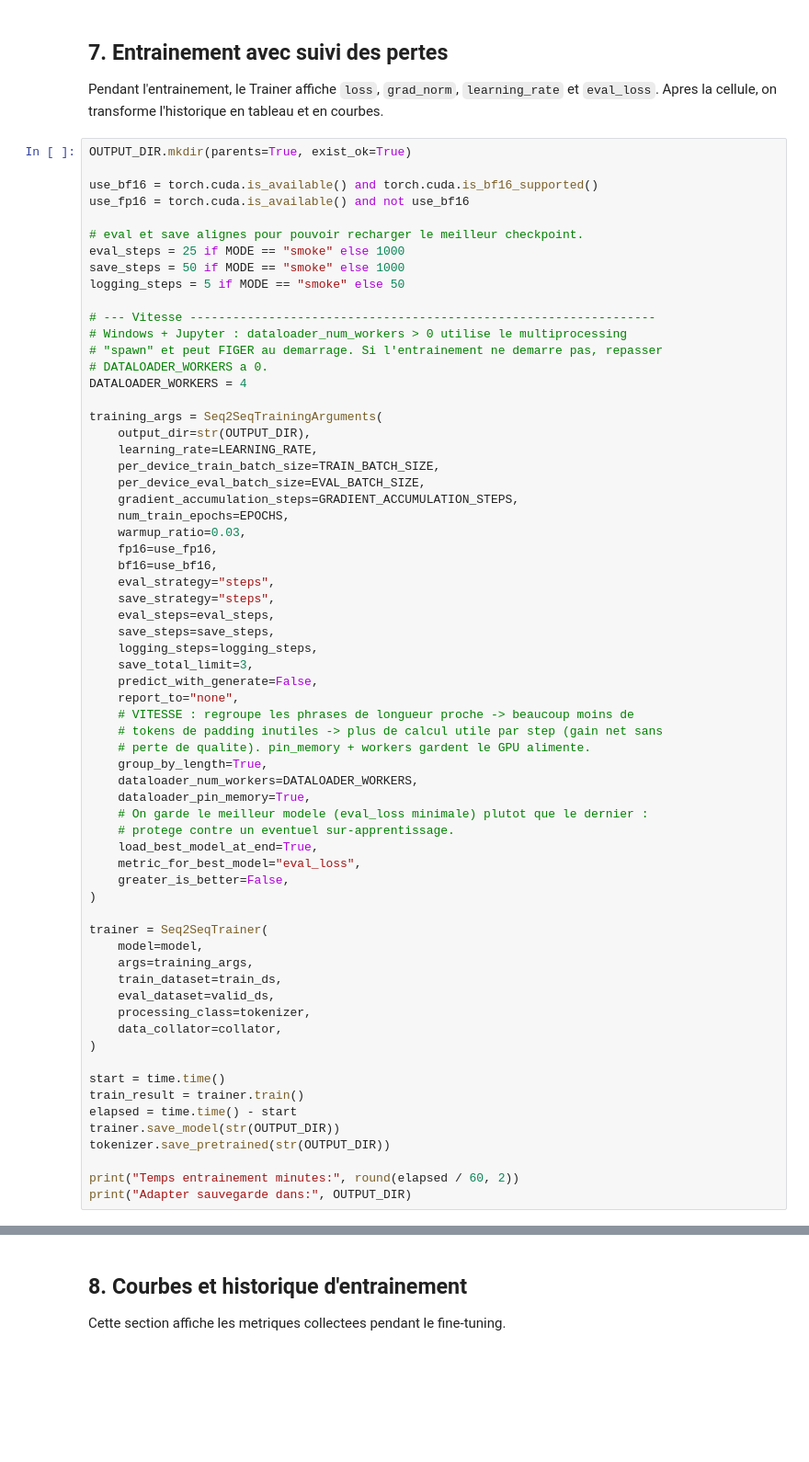
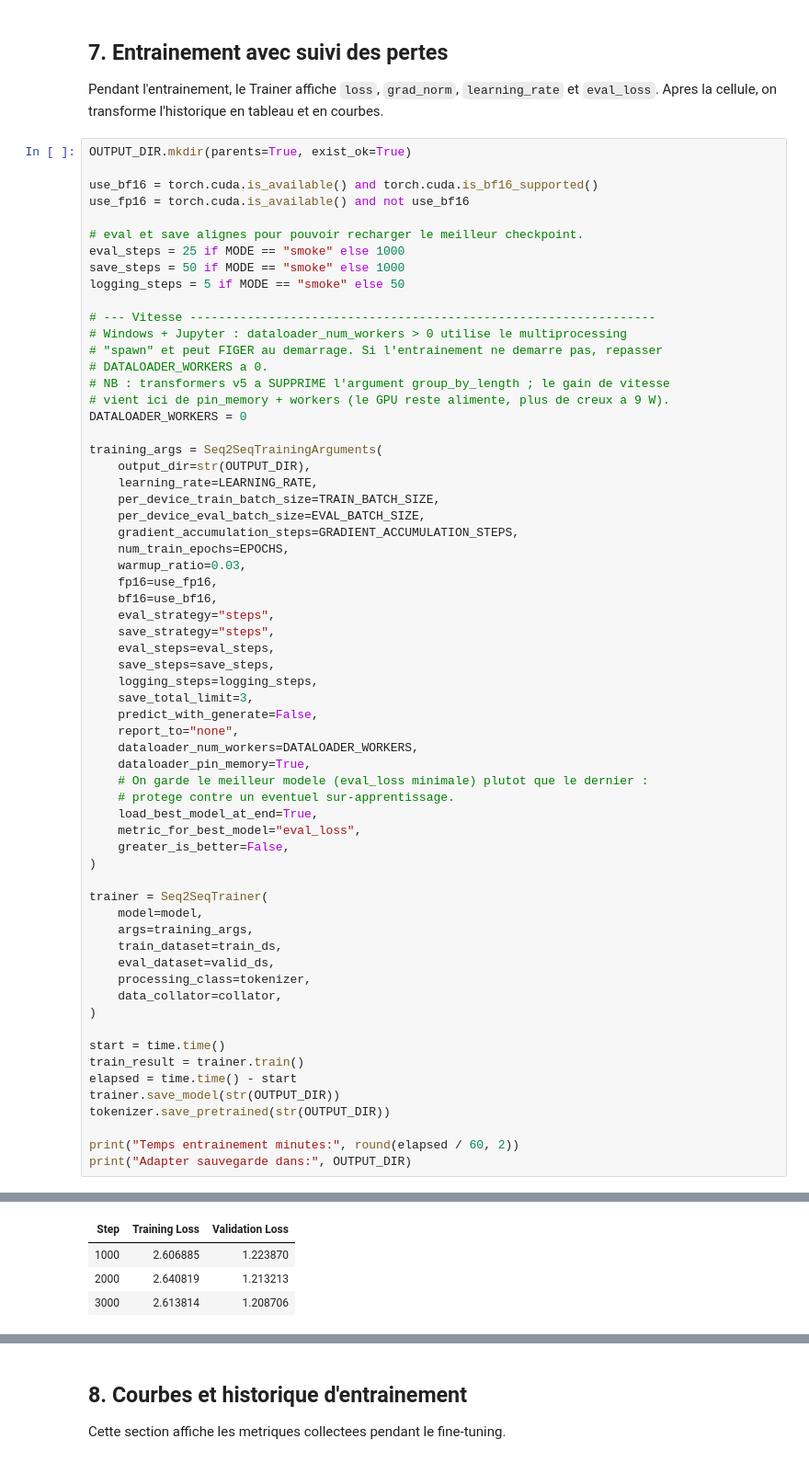
Before and after one commit to richkombate/miagbe_traduction_eng_fr_ewe-, a Jupyter notebook: notebooks/01_pipeline_nllb_lora.ipynb, the cells around one changed output, grey strips where cells are left out. Shown at 92% size. Drawn from its saved outputs; the diff is of its cells as text; blank space fills up the shorter version.

Commit message:
[UPDATED] correcting the dataset -- redoing the training

```diff
--- a/notebooks/01_pipeline_nllb_lora.ipynb
+++ b/notebooks/01_pipeline_nllb_lora.ipynb
@@ -359,7 +368,9 @@ logging_steps = 5 if MODE == "smoke" else 50
 # Windows + Jupyter : dataloader_num_workers > 0 utilise le multiprocessing
 # "spawn" et peut FIGER au demarrage. Si l'entrainement ne demarre pas, repasser
 # DATALOADER_WORKERS a 0.
-DATALOADER_WORKERS = 4
+# NB : transformers v5 a SUPPRIME l'argument group_by_length ; le gain de vitesse
+# vient ici de pin_memory + workers (le GPU reste alimente, plus de creux a 9 W).
+DATALOADER_WORKERS = 0
 
 training_args = Seq2SeqTrainingArguments(
     output_dir=str(OUTPUT_DIR),
@@ -379,10 +390,6 @@ training_args = Seq2SeqTrainingArguments(
     save_total_limit=3,
     predict_with_generate=False,
     report_to="none",
-    # VITESSE : regroupe les phrases de longueur proche -> beaucoup moins de
-    # tokens de padding inutiles -> plus de calcul utile par step (gain net sans
-    # perte de qualite). pin_memory + workers gardent le GPU alimente.
-    group_by_length=True,
     dataloader_num_workers=DATALOADER_WORKERS,
     dataloader_pin_memory=True,
     # On garde le meilleur modele (eval_loss minimale) plutot que le dernier :
@@ -409,3 +416,4 @@ tokenizer.save_pretrained(str(OUTPUT_DIR))
 
 print("Temps entrainement minutes:", round(elapsed / 60, 2))
 print("Adapter sauvegarde dans:", OUTPUT_DIR)
+# %% [output]
@@ -411,0 +422,4 @@ print("Adapter sauvegarde dans:", OUTPUT_DIR)
+| Step | Training Loss | Validation Loss |
+| 1000 | 2.606885 | 1.223870 |
+| 2000 | 2.640819 | 1.213213 |
+| 3000 | 2.613814 | 1.208706 |
```
Also changed, not shown: parts of 7 cells of this notebook, 2 other files.
